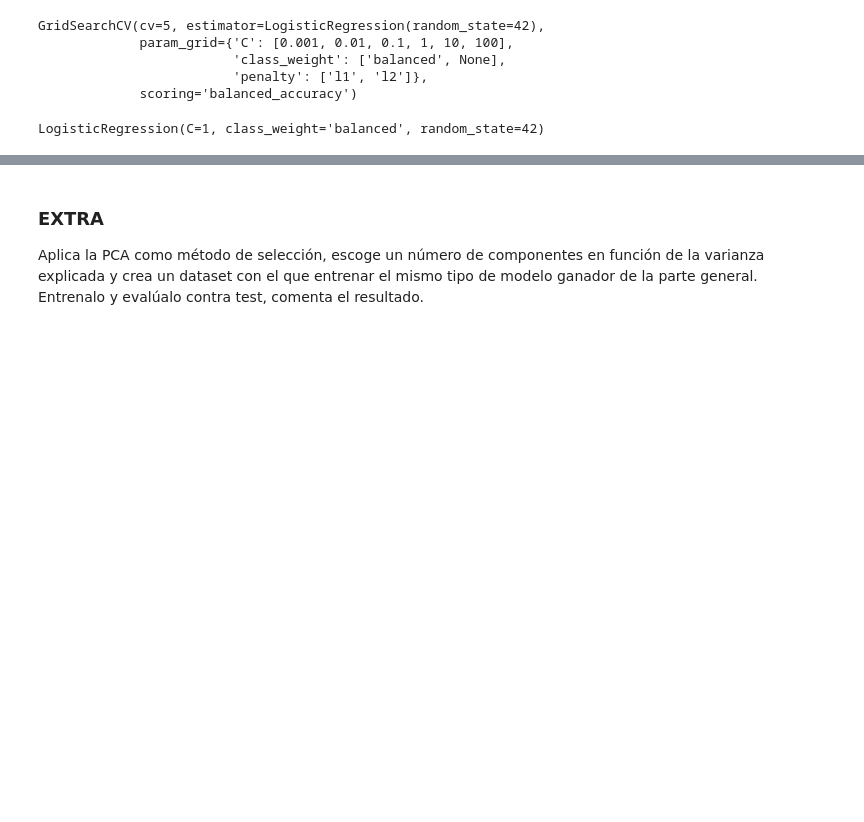
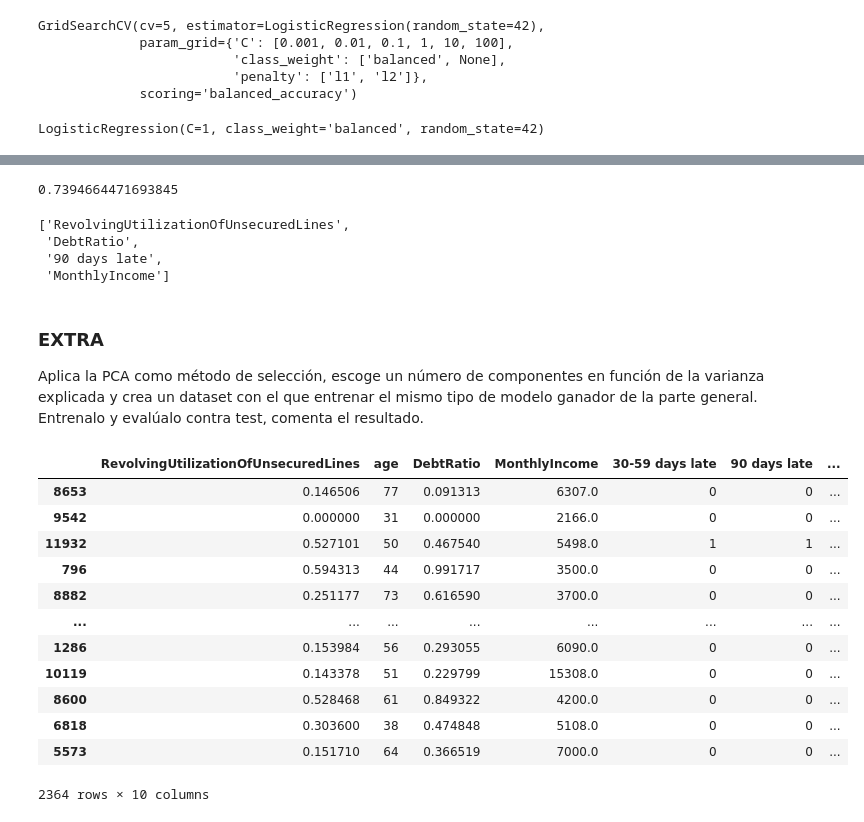
Before and after one commit to njisly/online_ds_thebridge_Nur, a Jupyter notebook: ejercicios/04_Machine_Learning/Sprint_16/Unidad_02/Practica_Obligatoria/18_Practica_Obligatoria_Seleccion_Features.ipynb, the cells around one changed output, grey strips where cells are left out. Saved outputs shown, nothing was run; the diff lists cells and outputs as text; code cells hidden in the pictures; blank space fills up the shorter version.

```diff
--- a/ejercicios/04_Machine_Learning/Sprint_16/Unidad_02/Practica_Obligatoria/18_Practica_Obligatoria_Seleccion_Features.ipynb
+++ b/ejercicios/04_Machine_Learning/Sprint_16/Unidad_02/Practica_Obligatoria/18_Practica_Obligatoria_Seleccion_Features.ipynb
@@ -483,4 +505,35 @@ balanced_accuracy_score(y_test, pred)
+# %%
+grid_search = GridSearchCV(lr, param_grid, cv=5, scoring='balanced_accuracy')
+
+grid_search.fit(X_train[votadas_mejores], y_train)
+pred = grid_search.best_estimator_.predict(X_test[votadas_mejores])
+balanced_accuracy_score(y_test, pred)
+# %% [output]
+0.7394664471693845
+# %%
+votadas_mejores
+# %% [output]
+['RevolvingUtilizationOfUnsecuredLines',
+ 'DebtRatio',
+ '90 days late',
+ 'MonthlyIncome']
 # %% [markdown]
 ### EXTRA
 
 Aplica la PCA como método de selección, escoge un número de componentes en función de la varianza explicada y crea un dataset con el que entrenar el mismo tipo de modelo ganador de la parte general. Entrenalo y evalúalo contra test, comenta el resultado.
+# %%
+test
+# %% [output]
+|  | RevolvingUtilizationOfUnsecuredLines | age | DebtRatio | MonthlyIncome | 30-59 days late | 90 days late | ... |
+| 8653 | 0.146506 | 77 | 0.091313 | 6307.0 | 0 | 0 | ... |
+| 9542 | 0.000000 | 31 | 0.000000 | 2166.0 | 0 | 0 | ... |
+| 11932 | 0.527101 | 50 | 0.467540 | 5498.0 | 1 | 1 | ... |
+| 796 | 0.594313 | 44 | 0.991717 | 3500.0 | 0 | 0 | ... |
+| 8882 | 0.251177 | 73 | 0.616590 | 3700.0 | 0 | 0 | ... |
+| ... | ... | ... | ... | ... | ... | ... | ... |
+| 1286 | 0.153984 | 56 | 0.293055 | 6090.0 | 0 | 0 | ... |
+| 10119 | 0.143378 | 51 | 0.229799 | 15308.0 | 0 | 0 | ... |
+| 8600 | 0.528468 | 61 | 0.849322 | 4200.0 | 0 | 0 | ... |
+| 6818 | 0.303600 | 38 | 0.474848 | 5108.0 | 0 | 0 | ... |
+| 5573 | 0.151710 | 64 | 0.366519 | 7000.0 | 0 | 0 | ... |
+2364 rows × 10 columns
```
Also changed, not shown: parts of 5 cells of this notebook, 5 other files.
